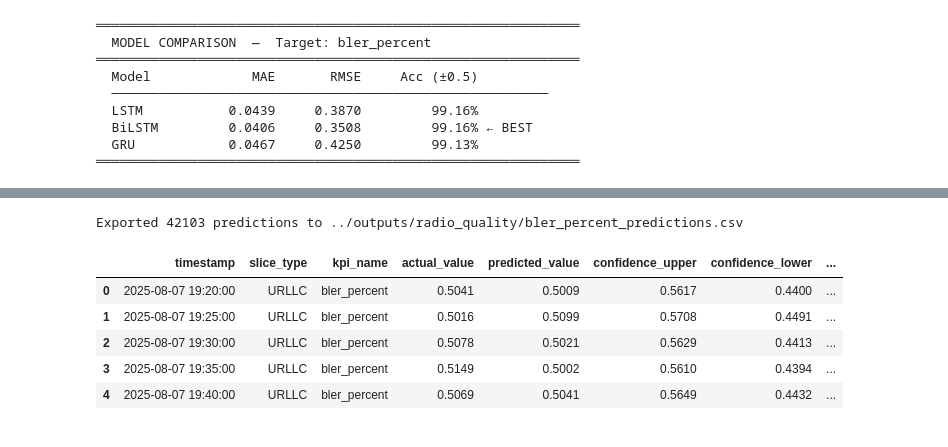
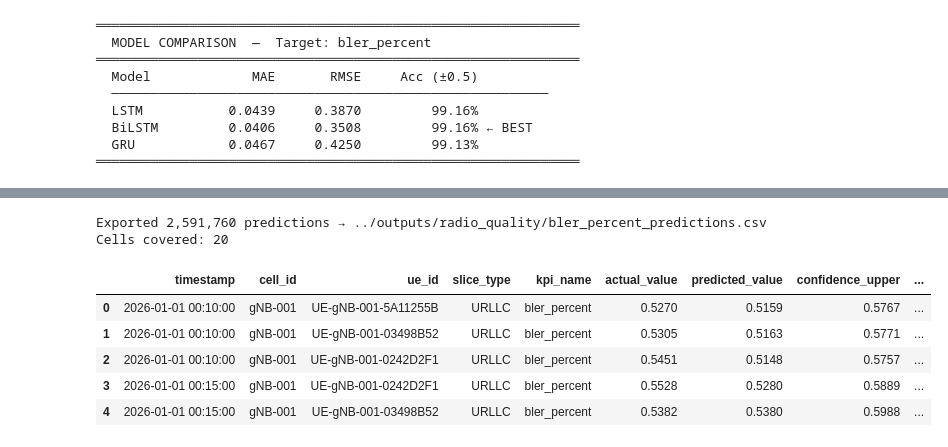
Before and after one commit to MahranAmor/Intelligent-Monitoring-and-Anomaly-Detection-in-5G-Networks, a Jupyter notebook: Models/NB2_RadioQuality_bler_percent.ipynb, the cells around one changed output, grey strips where cells are left out. Cells and saved outputs as stored; diff of their text form; code cells hidden in the pictures.

```diff
--- a/Models/NB2_RadioQuality_bler_percent.ipynb
+++ b/Models/NB2_RadioQuality_bler_percent.ipynb
@@ -320,44 +307,50 @@ Feature cols saved : /Users/ayoubkallel/PFA2/-Intelligent-Anomaly-Monitoring-in-
 # %%
-# === EXPORT ALL PREDICTIONS FOR POWER BI ===
+# === PREDICT ON ALL DASHBOARD DATA & EXPORT ===
 best_model = best["model"]
 best_model.eval()
 
+PRED_BATCH = 4096
 predictions = []
+mae = best["MAE"]
 
 with torch.no_grad():
-    for idx in range(len(X_test)):
-        seq_raw = X_test[idx]
-        seq_scaled = scaler_X.transform(seq_raw).astype(np.float32)
-        seq_t = torch.tensor(seq_scaled[np.newaxis, :, :], device=DEVICE)
+    for start in range(0, len(X_dash), PRED_BATCH):
+        batch = X_dash[start : start + PRED_BATCH]               # (B, SEQ_LEN, F)
+        scaled = scaler_X.transform(
+            batch.reshape(-1, batch.shape[2])
+        ).reshape(batch.shape).astype(np.float32)
+        t = torch.tensor(scaled, device=DEVICE)
+        preds_scaled = best_model(t).cpu().numpy()               # (B, 1)
+        preds_vals   = scaler_y.inverse_transform(preds_scaled).flatten()
 
-        pred_scaled = best_model(seq_t).cpu().numpy()
-        pred_val = float(scaler_y.inverse_transform(pred_scaled)[0, 0])
-        true_val = float(y_test[idx, 0])
-
-        mae = best["MAE"]
-        row_idx = train_n + SEQ_LEN + idx
-
-        predictions.append({
-            "timestamp": str(df.iloc[row_idx]["timestamp"]),
-            "slice_type": df.iloc[row_idx]["slice_type"],
-            "kpi_name": TARGET_KPI,
-            "actual_value": round(true_val, 4),
-            "predicted_value": round(pred_val, 4),
-            "confidence_upper": round(pred_val + 1.5 * mae, 4),
-            "confidence_lower": round(max(0, pred_val - 1.5 * mae), 4),
-            "model_name": best["name"]
-        })
+        for j, pred_val in enumerate(preds_vals):
+            meta = meta_list[start + j]
+            predictions.append({
+                "timestamp":        str(meta["timestamp"]),
+                "cell_id":          meta["cell_id"],
+                "ue_id":            meta["ue_id"],
+                "slice_type":       meta["slice_type"],
+                "kpi_name":         TARGET_KPI,
+                "actual_value":     round(meta["actual_value"], 4),
+                "predicted_value":  round(float(pred_val), 4),
+                "confidence_upper": round(float(pred_val) + 1.5 * mae, 4),
+                "confidence_lower": round(max(0.0, float(pred_val) - 1.5 * mae), 4),
+                "model_name":       best["name"],
+            })
 
 df_pred = pd.DataFrame(predictions)
 os.makedirs(OUTPUT_DIR, exist_ok=True)
-df_pred.to_csv(f"{OUTPUT_DIR}/{TARGET_KPI}_predictions.csv", index=False)
-print(f"Exported {len(df_pred)} predictions to {OUTPUT_DIR}/{TARGET_KPI}_predictions.csv")
+out_path = f"{OUTPUT_DIR}/{TARGET_KPI}_predictions.csv"
+df_pred.to_csv(out_path, index=False)
+print(f"Exported {len(df_pred):,} predictions → {out_path}")
+print(f"Cells covered: {df_pred['cell_id'].nunique()}")
 df_pred.head()
 # %% [output]
-Exported 42103 predictions to ../outputs/radio_quality/bler_percent_predictions.csv
+Exported 2,591,760 predictions → ../outputs/radio_quality/bler_percent_predictions.csv
+Cells covered: 20
-|  | timestamp | slice_type | kpi_name | actual_value | predicted_value | confidence_upper | confidence_lower | ... |
-| 0 | 2025-08-07 19:20:00 | URLLC | bler_percent | 0.5041 | 0.5009 | 0.5617 | 0.4400 | ... |
-| 1 | 2025-08-07 19:25:00 | URLLC | bler_percent | 0.5016 | 0.5099 | 0.5708 | 0.4491 | ... |
-| 2 | 2025-08-07 19:30:00 | URLLC | bler_percent | 0.5078 | 0.5021 | 0.5629 | 0.4413 | ... |
-| 3 | 2025-08-07 19:35:00 | URLLC | bler_percent | 0.5149 | 0.5002 | 0.5610 | 0.4394 | ... |
-| 4 | 2025-08-07 19:40:00 | URLLC | bler_percent | 0.5069 | 0.5041 | 0.5649 | 0.4432 | ... |
+|  | timestamp | cell_id | ue_id | slice_type | kpi_name | actual_value | predicted_value | confidence_upper | ... |
+| 0 | 2026-01-01 00:10:00 | gNB-001 | UE-gNB-001-5A11255B | URLLC | bler_percent | 0.5270 | 0.5159 | 0.5767 | ... |
+| 1 | 2026-01-01 00:10:00 | gNB-001 | UE-gNB-001-03498B52 | URLLC | bler_percent | 0.5305 | 0.5163 | 0.5771 | ... |
+| 2 | 2026-01-01 00:10:00 | gNB-001 | UE-gNB-001-0242D2F1 | URLLC | bler_percent | 0.5451 | 0.5148 | 0.5757 | ... |
+| 3 | 2026-01-01 00:15:00 | gNB-001 | UE-gNB-001-0242D2F1 | URLLC | bler_percent | 0.5528 | 0.5280 | 0.5889 | ... |
+| 4 | 2026-01-01 00:15:00 | gNB-001 | UE-gNB-001-03498B52 | URLLC | bler_percent | 0.5382 | 0.5380 | 0.5988 | ... |
```
Also changed, not shown: parts of 3 cells of this notebook, 9 other files.
